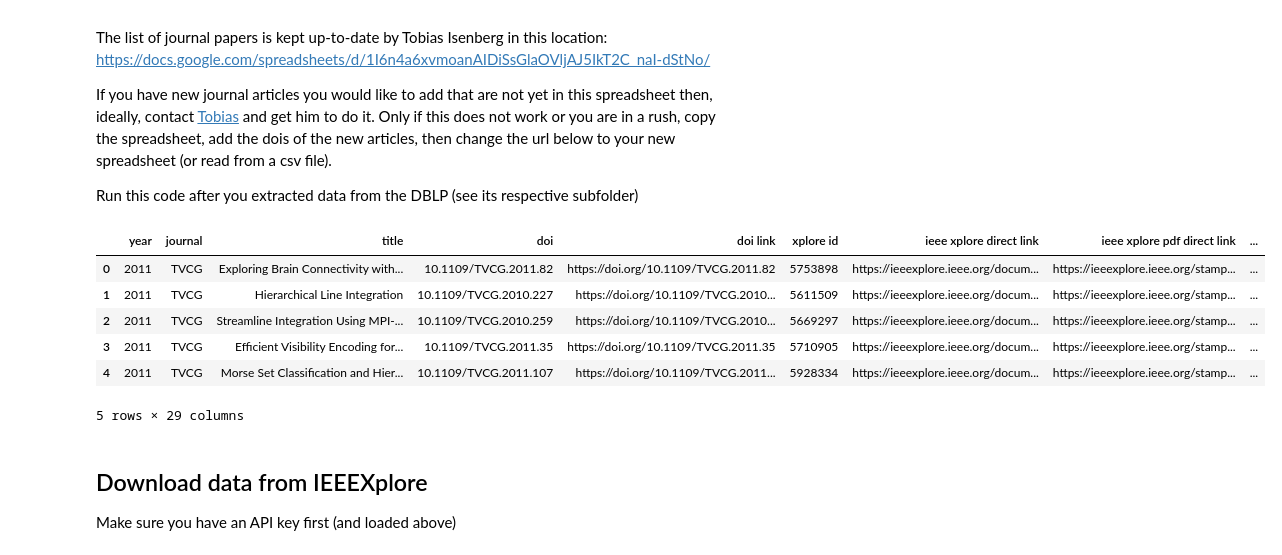
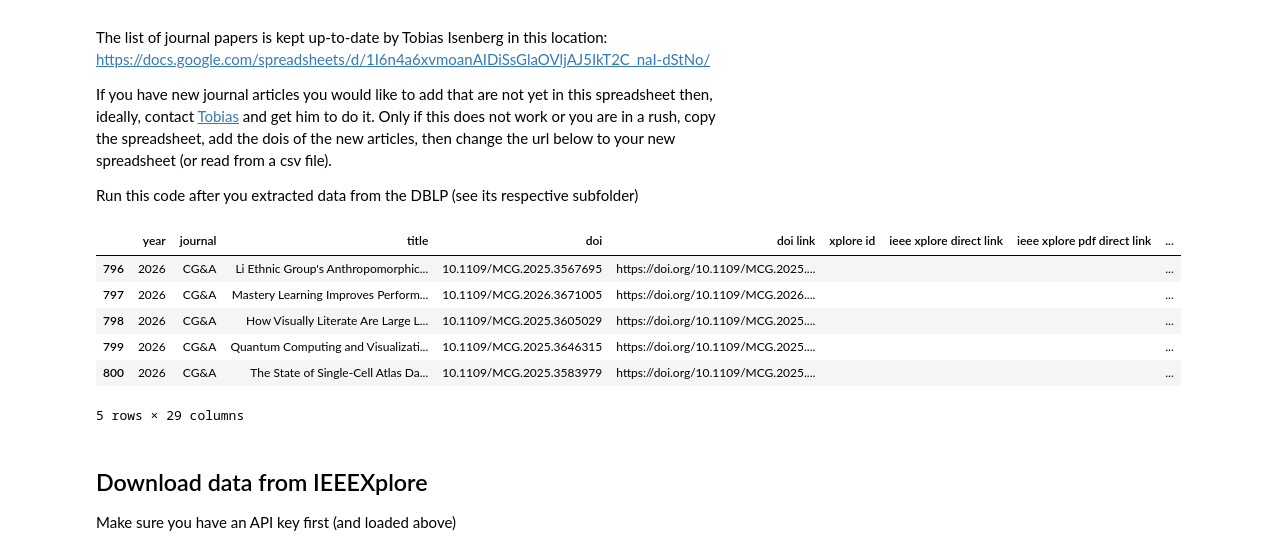
Before and after one commit to pisenberg/vispubdata, a Jupyter notebook: vispubdata-update/journals-at-vis-update.ipynb, the cells around one changed output. Drawn from its saved outputs; the diff is of its cells as text; code cells hidden in the pictures.

```diff
--- a/vispubdata-update/journals-at-vis-update.ipynb
+++ b/vispubdata-update/journals-at-vis-update.ipynb
@@ -26,14 +26,14 @@ youremail = "petra.isenberg@inria.fr" #replace this with your own email address.
 # %%
 journals_sheet_url = "https://docs.google.com/spreadsheets/d/1I6n4a6xvmoanAIDiSsGlaOVljAJ5IkT2C_naI-dStNo/gviz/tq?tqx=out:csv"
 journals_df = pd.read_csv(journals_sheet_url, keep_default_na=False)
-journals_df.head()
+journals_df.tail()
 # %% [output]
 |  | year | journal | title | doi | doi link | xplore id | ieee xplore direct link | ieee xplore pdf direct link | ... |
-| 0 | 2011 | TVCG | Exploring Brain Connectivity with... | 10.1109/TVCG.2011.82 | https://doi.org/10.1109/TVCG.2011.82 | 5753898 | https://ieeexplore.ieee.org/docum... | https://ieeexplore.ieee.org/stamp... | ... |
-| 1 | 2011 | TVCG | Hierarchical Line Integration | 10.1109/TVCG.2010.227 | https://doi.org/10.1109/TVCG.2010... | 5611509 | https://ieeexplore.ieee.org/docum... | https://ieeexplore.ieee.org/stamp... | ... |
-| 2 | 2011 | TVCG | Streamline Integration Using MPI-... | 10.1109/TVCG.2010.259 | https://doi.org/10.1109/TVCG.2010... | 5669297 | https://ieeexplore.ieee.org/docum... | https://ieeexplore.ieee.org/stamp... | ... |
-| 3 | 2011 | TVCG | Efficient Visibility Encoding for... | 10.1109/TVCG.2011.35 | https://doi.org/10.1109/TVCG.2011.35 | 5710905 | https://ieeexplore.ieee.org/docum... | https://ieeexplore.ieee.org/stamp... | ... |
-| 4 | 2011 | TVCG | Morse Set Classification and Hier... | 10.1109/TVCG.2011.107 | https://doi.org/10.1109/TVCG.2011... | 5928334 | https://ieeexplore.ieee.org/docum... | https://ieeexplore.ieee.org/stamp... | ... |
+| 796 | 2026 | CG&A | Li Ethnic Group's Anthropomorphic... | 10.1109/MCG.2025.3567695 | https://doi.org/10.1109/MCG.2025.... |  |  |  | ... |
+| 797 | 2026 | CG&A | Mastery Learning Improves Perform... | 10.1109/MCG.2026.3671005 | https://doi.org/10.1109/MCG.2026.... |  |  |  | ... |
+| 798 | 2026 | CG&A | How Visually Literate Are Large L... | 10.1109/MCG.2025.3605029 | https://doi.org/10.1109/MCG.2025.... |  |  |  | ... |
+| 799 | 2026 | CG&A | Quantum Computing and Visualizati... | 10.1109/MCG.2025.3646315 | https://doi.org/10.1109/MCG.2025.... |  |  |  | ... |
+| 800 | 2026 | CG&A | The State of Single-Cell Atlas Da... | 10.1109/MCG.2025.3583979 | https://doi.org/10.1109/MCG.2025.... |  |  |  | ... |
 5 rows × 29 columns
 # %% [markdown]
 ## Download data from IEEEXplore
```
Also changed, not shown: parts of 15 cells of this notebook, 15 other files.
